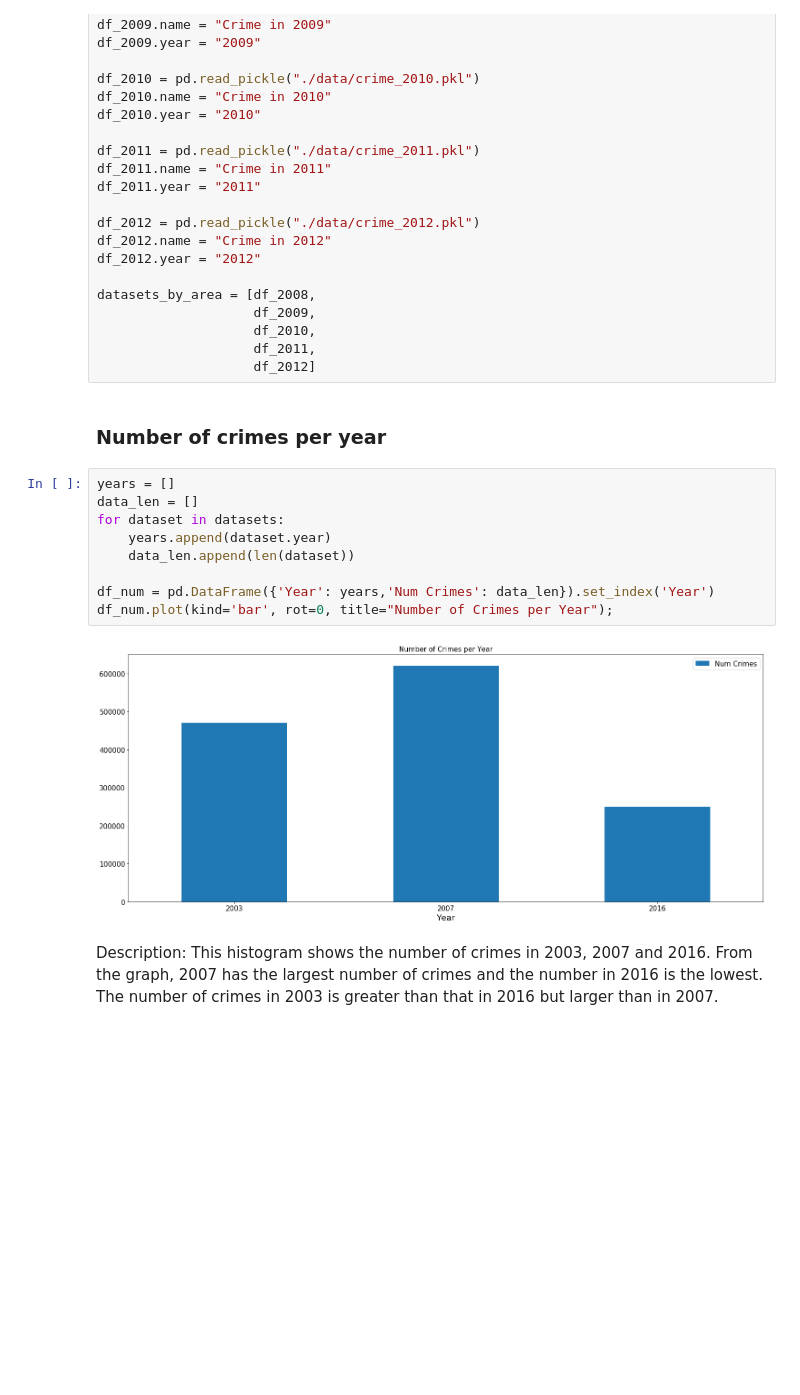
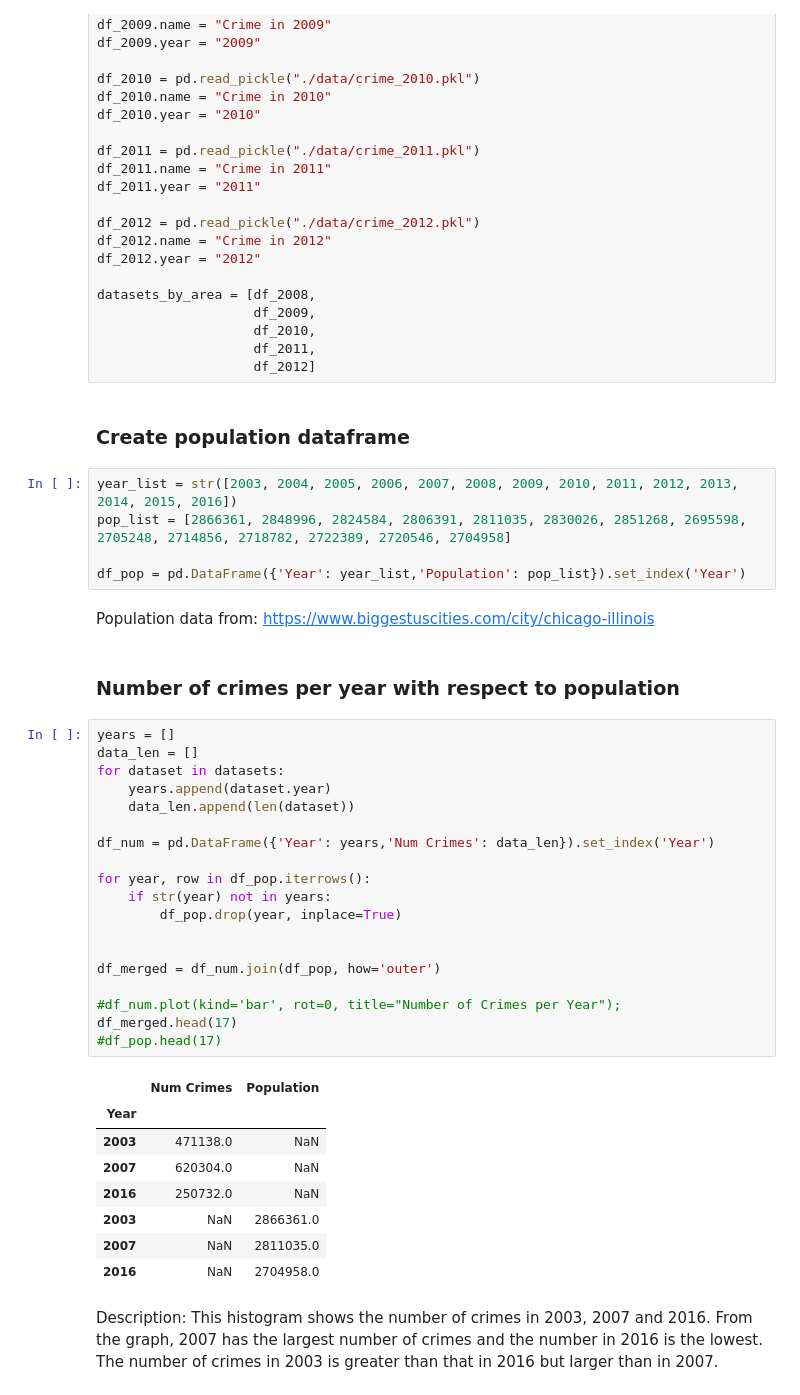
Before and after one commit to nschenone/Crime_Analysis_in_Chicago, a Jupyter notebook: COGS 108 Final Project.ipynb, the cells around one changed output. Cells and saved outputs as stored; diff of their text form; blank space fills up the shorter version.

Commit message:
Adding population data

```diff
--- a/COGS 108 Final Project.ipynb
+++ b/COGS 108 Final Project.ipynb
@@ -225,19 +174,45 @@ datasets_by_area = [df_2008,
                     df_2010,
                     df_2011,
                     df_2012]
+# %% [markdown]
+### Create population dataframe
+# %%
+year_list = str([2003, 2004, 2005, 2006, 2007, 2008, 2009, 2010, 2011, 2012, 2013, 2014, 2015, 2016])
+pop_list = [2866361, 2848996, 2824584, 2806391, 2811035, 2830026, 2851268, 2695598, 2705248, 2714856, 2718782, 2722389, 2720546, 2704958]
+
+df_pop = pd.DataFrame({'Year': year_list,'Population': pop_list}).set_index('Year')
+# %% [markdown]
+Population data from: https://www.biggestuscities.com/city/chicago-illinois
 # %% [markdown]
-### Number of crimes per year
+### Number of crimes per year with respect to population
 # %%
 years = []
 data_len = []
 for dataset in datasets:
     years.append(dataset.year)
     data_len.append(len(dataset))
 
 df_num = pd.DataFrame({'Year': years,'Num Crimes': data_len}).set_index('Year')
-df_num.plot(kind='bar', rot=0, title="Number of Crimes per Year");
+
+for year, row in df_pop.iterrows():
+    if str(year) not in years:
+        df_pop.drop(year, inplace=True)
+
+
+df_merged = df_num.join(df_pop, how='outer')
+
+#df_num.plot(kind='bar', rot=0, title="Number of Crimes per Year");
+df_merged.head(17)
+#df_pop.head(17)
 # %% [output]
-[figure, removed]
+|  | Num Crimes | Population |
+| Year |  |  |
+| 2003 | 471138.0 | NaN |
+| 2007 | 620304.0 | NaN |
+| 2016 | 250732.0 | NaN |
+| 2003 | NaN | 2866361.0 |
+| 2007 | NaN | 2811035.0 |
+| 2016 | NaN | 2704958.0 |
 # %% [markdown]
 Description: This histogram shows the number of crimes in 2003, 2007 and 2016. From the graph, 2007 has the largest number of crimes and the number in 2016 is the lowest. The number of crimes in 2003 is greater than that in 2016 but larger than in 2007.
 # %% [markdown]
```
Also changed, not shown: parts of 4 cells of this notebook, 1 other file.
